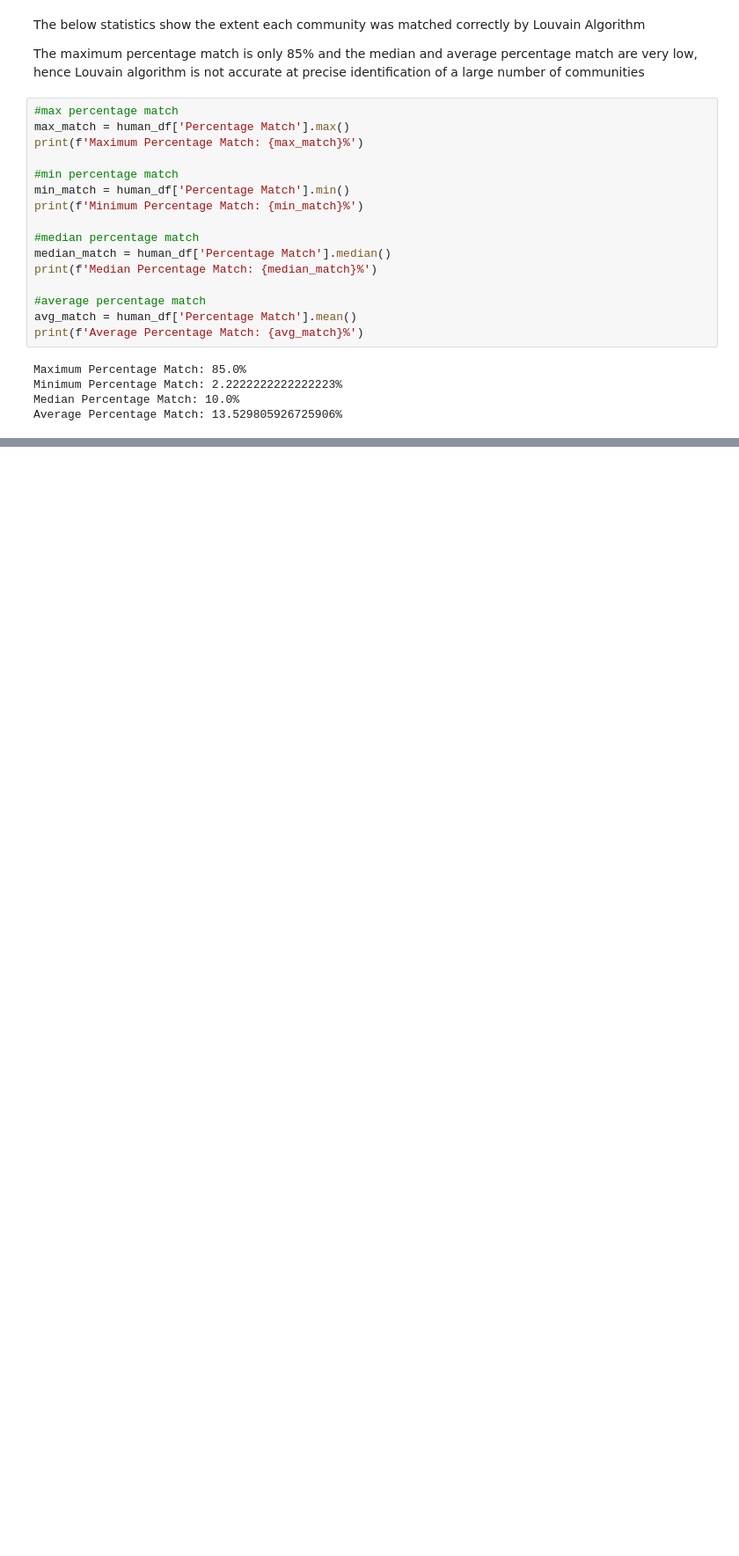
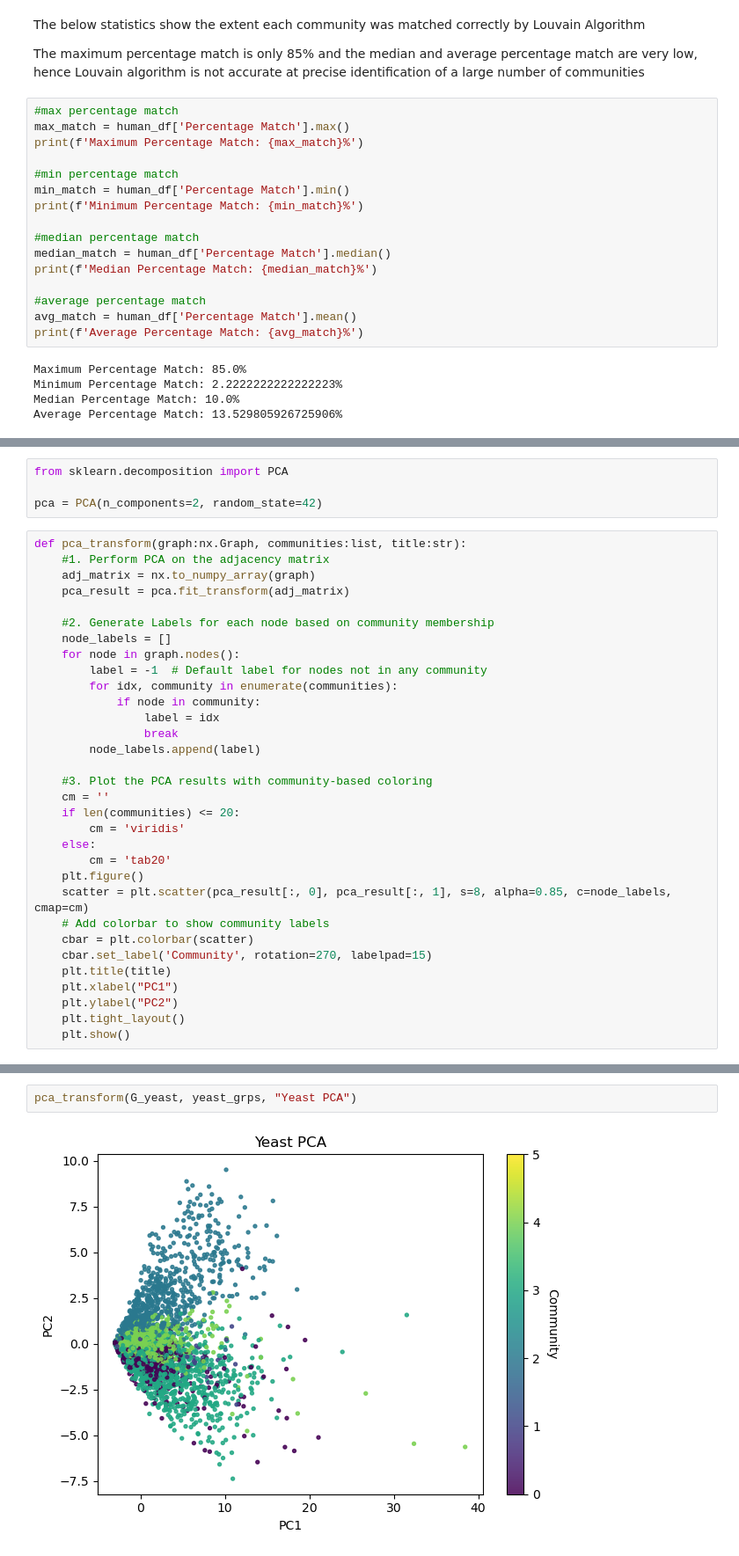
Before and after one commit to itmorgan/SC4200-Proj-One, a Jupyter notebook: louvain.ipynb, the cells around one changed output, grey strips where cells are left out. Shown: that part at 88% size. Drawn from its saved outputs; the diff is of its cells as text; blank space fills up the shorter version.

```diff
--- a/louvain.ipynb
+++ b/louvain.ipynb
@@ -127,0 +160,36 @@ To do:
+# %%
+from sklearn.decomposition import PCA
+
+pca = PCA(n_components=2, random_state=42)
+# %%
+def pca_transform(graph:nx.Graph, communities:list, title:str):
+    #1. Perform PCA on the adjacency matrix
+    adj_matrix = nx.to_numpy_array(graph)
+    pca_result = pca.fit_transform(adj_matrix)
+
+    #2. Generate Labels for each node based on community membership
+    node_labels = []
+    for node in graph.nodes():
+        label = -1  # Default label for nodes not in any community
+        for idx, community in enumerate(communities):
+            if node in community:
+                label = idx
+                break
+        node_labels.append(label)
+
+    #3. Plot the PCA results with community-based coloring
+    cm = ''
+    if len(communities) <= 20:
+        cm = 'viridis'
+    else:
+        cm = 'tab20'
+    plt.figure()
+    scatter = plt.scatter(pca_result[:, 0], pca_result[:, 1], s=8, alpha=0.85, c=node_labels, cmap=cm)
+    # Add colorbar to show community labels
+    cbar = plt.colorbar(scatter)
+    cbar.set_label('Community', rotation=270, labelpad=15)
+    plt.title(title)
+    plt.xlabel("PC1")
+    plt.ylabel("PC2")
+    plt.tight_layout()
+    plt.show()
@@ -127,0 +198,4 @@ To do:
+# %%
+pca_transform(G_yeast, yeast_grps, "Yeast PCA")
+# %% [output]
+[figure, added]
```
Also changed, not shown: parts of 14 cells of this notebook, 1 other file.
